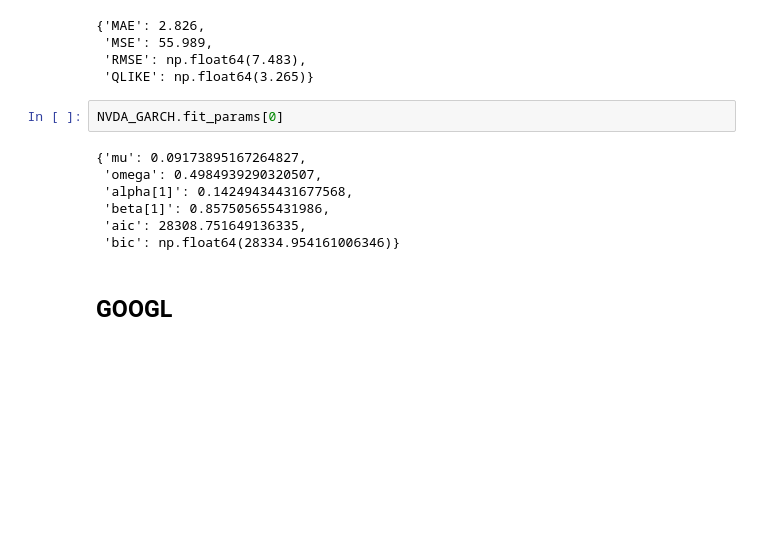
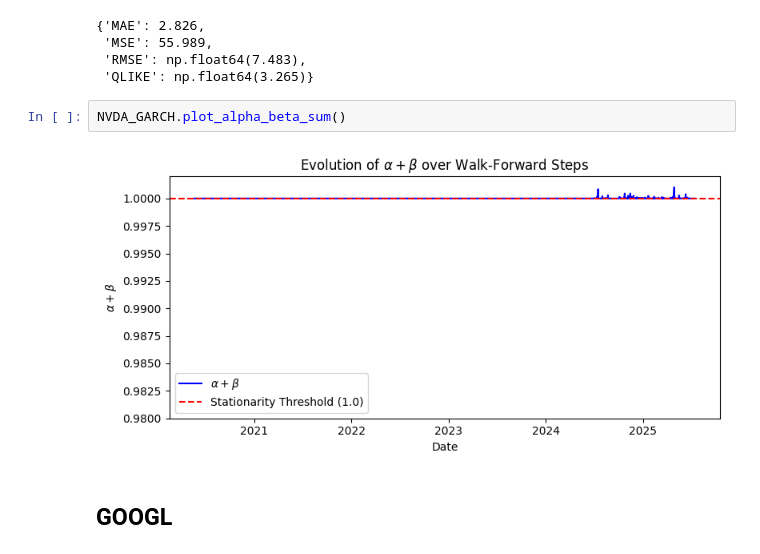
Before and after one commit to sushmita212/Stock_Volatility_Forecasting, a Jupyter notebook: GARCH_preliminary_tests.ipynb, the cells around one changed output. Cells and saved outputs as stored; diff of their text form; blank space fills up the shorter version.

```diff
--- a/GARCH_preliminary_tests.ipynb
+++ b/GARCH_preliminary_tests.ipynb
@@ -241,14 +226,9 @@ NVDA_GARCH.compute_error_metrics()
  'RMSE': np.float64(7.483),
  'QLIKE': np.float64(3.265)}
 # %%
-NVDA_GARCH.fit_params[0]
+NVDA_GARCH.plot_alpha_beta_sum()
 # %% [output]
-{'mu': 0.09173895167264827,
- 'omega': 0.4984939290320507,
- 'alpha[1]': 0.14249434431677568,
- 'beta[1]': 0.857505655431986,
- 'aic': 28308.751649136335,
- 'bic': np.float64(28334.954161006346)}
+[figure, added]
 # %% [markdown]
 ## GOOGL
 # %%
```
Also changed, not shown: parts of 8 cells of this notebook, 1 other file.
